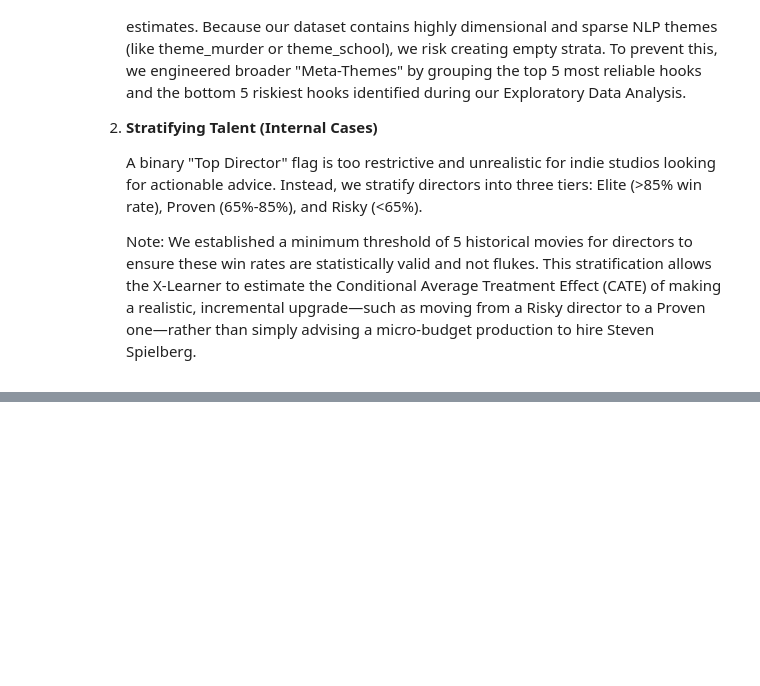
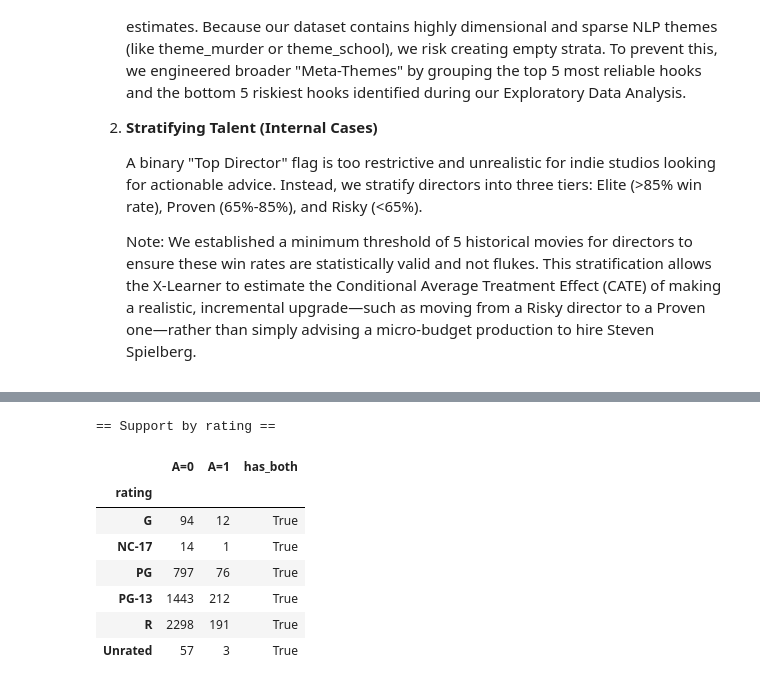
Before and after one commit to JohnnySolo/Data-Analysis-Project---Blockbuster-Movies, a Jupyter notebook: Causal_Analysis_Notebook_1st_edition.ipynb, the cells around one changed output, grey strips where cells are left out. Cells and saved outputs as stored; diff of their text form; code cells hidden in the pictures; blank space fills up the shorter version.

```diff
--- a/Causal_Analysis_Notebook_1st_edition.ipynb
+++ b/Causal_Analysis_Notebook_1st_edition.ipynb
@@ -357,0 +719,71 @@ print(model_df['writer_tier'].value_counts())
+# %%
+import numpy as np, pandas as pd, matplotlib.pyplot as plt
+from sklearn.preprocessing import OneHotEncoder, StandardScaler
+from sklearn.compose import ColumnTransformer
+from sklearn.pipeline import Pipeline
+from sklearn.linear_model import LogisticRegression
+
+# TREAT, X_CAT, X_CONT, and df_balance are already defined in the notebook state.
+
+EPS = 0.02  # overlap band
+
+def pretty_pct(x): return f"{100*float(x):.1f}%"
+
+# Combine X_CAT and X_CONT for ColumnTransformer and PS model fitting
+X_all = X_CAT + X_CONT
+
+# Fit PS model using df_balance
+pp = ColumnTransformer(
+    transformers=[
+        ("cat", OneHotEncoder(drop="first", sparse_output=False, handle_unknown="ignore"), X_CAT),
+        ("num", StandardScaler(), X_CONT),
+    ],
+    remainder="drop",
+)
+ps_model = Pipeline([("pp", pp), ("lr", LogisticRegression(max_iter=2000, solver="lbfgs", random_state=42))])
+ps_model.fit(df_balance[X_all], df_balance[TREAT])
+ps = ps_model.predict_proba(df_balance[X_all])[:, 1]
+
+# Create a copy of df_balance to add 'ps' without modifying the original DataFrame used for balance checks
+df_balance_positivity = df_balance.copy()
+df_balance_positivity["ps"] = ps
+
+# Global overlap + tails
+in_band = ((ps > EPS) & (ps < 1-EPS)).mean()
+print(f"Share with PS in ({EPS:.2f}, {1-EPS:.2f}): {pretty_pct(in_band)}")
+for a in (0,1):
+    mask = (df_balance_positivity[TREAT]==a) # Use df_balance_positivity
+    lo = (df_balance_positivity.loc[mask,"ps"] <= EPS).mean()
+    hi = (df_balance_positivity.loc[mask,"ps"] >= 1-EPS).mean()
+    print(f"A={a}: <=ε {pretty_pct(lo)}, >=1-ε {pretty_pct(hi)}")
+
+# Within-stratum support for key engineered covariates
+def support_table(df_local, col_name, treatment_name):
+    tab = df_local.pivot_table(index=col_name, columns=treatment_name, values="ps", aggfunc="count", fill_value=0)
+    tab.columns = [f"A={c}" for c in tab.columns]
+    tab["has_both"] = tab.min(axis=1) > 0
+    return tab
+
+for c in X_CAT:
+    print(f"\n== Support by {c} ==")
+    display(support_table(df_balance_positivity, c, TREAT))
+
+# Weight tails as an additional red flag
+pA = df_balance_positivity[TREAT].mean()
+w = np.where(df_balance_positivity[TREAT]==1, pA/ps, (1-pA)/(1-ps))
+print("\nWeight percentiles (stabilized IPTW):",
+      pd.Series(w).quantile([.5,.9,.95,.99,.995,.999]).round(3).to_dict())
+
+# Quick visuals (no outcomes)
+fig, ax = plt.subplots()
+ax.hist(ps[df_balance_positivity[TREAT]==0], bins=30, alpha=0.6, label="A=0", density=True)
+ax.hist(ps[df_balance_positivity[TREAT]==1], bins=30, alpha=0.6, label="A=1", density=True)
+ax.axvline(EPS, ls="--"); ax.axvline(1-EPS, ls="--")
+ax.set_xlabel("Propensity score"); ax.set_ylabel("Density"); ax.legend();
+plt.show()
+
+fig, ax = plt.subplots()
+ax.hist(np.clip(w, 0, np.quantile(w, 0.995)), bins=30)
+ax.set_title("Stabilized IPTW (clipped at 99.5th pct for view)");
+plt.show()
+# %% [output]
@@ -357,0 +804,9 @@ print(model_df['writer_tier'].value_counts())
+== Support by rating ==
+|  | A=0 | A=1 | has_both |
+| rating |  |  |  |
+| G | 94 | 12 | True |
+| NC-17 | 14 | 1 | True |
+| PG | 797 | 76 | True |
+| PG-13 | 1443 | 212 | True |
+| R | 2298 | 191 | True |
+| Unrated | 57 | 3 | True |
```
Also changed, not shown: parts of 31 cells of this notebook.
